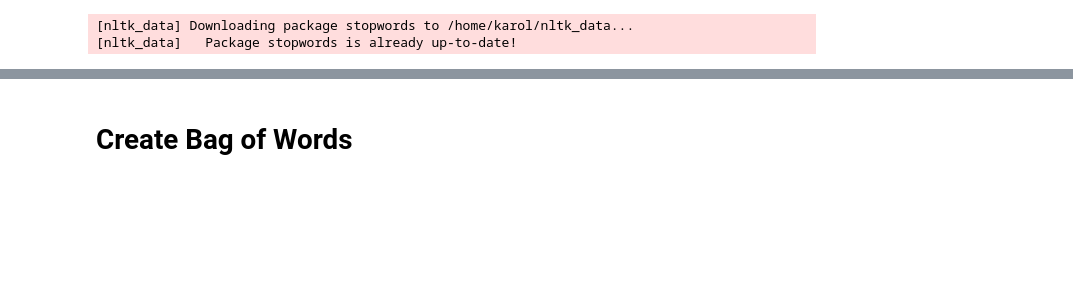
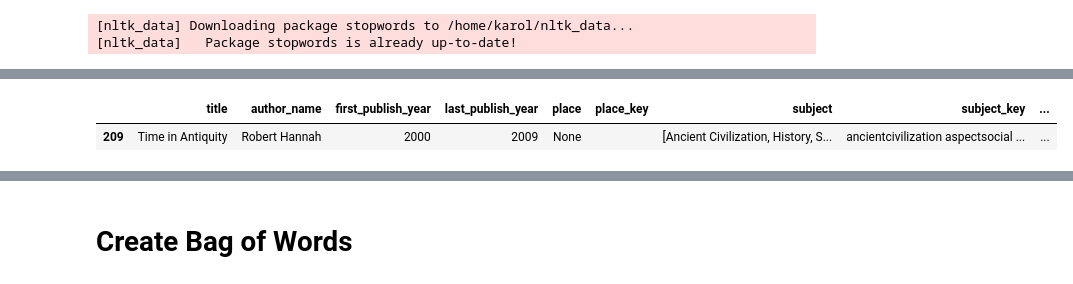
Before and after one commit to karol-pa/History_book_recommendation_system, a Jupyter notebook: recommendation_system.ipynb, the cells around one changed output, grey strips where cells are left out. Cells and saved outputs as stored; diff of their text form; code cells hidden in the pictures; blank space fills up the shorter version.

```diff
--- a/recommendation_system.ipynb
+++ b/recommendation_system.ipynb
@@ -65,12 +128,14 @@ df = pd.read_json('data/downloaded.json')
 # Apply convert_to_string function to each row of the 'subject_key' column
 df['subject_key'] = df.apply(convert_to_string, args=('subject_key',), axis=1)
 df['place_key'] = df.apply(convert_to_string, args=('place_key',), axis=1)
-
+df['person_key'] = df.apply(convert_to_string, args=('person_key',), axis=1)
 
 for index, row in df.iterrows():
     nlp_preprocessing(row['subject_key'], index, 'subject_key',df)
 for index, row in df.iterrows():
     nlp_preprocessing(row['place_key'], index, 'place_key',df)
+for index, row in df.iterrows():
+    nlp_preprocessing(row['person_key'], index, 'person_key',df)
 
 df=df.reset_index(drop=True)
 
@@ -98,12 +163,15 @@ df_fav.index.name = None
 
 df_fav["subject_key"] = df_fav["subject_key"].str.replace(","," ")
 df_fav["place_key"] = df_fav["place_key"].str.replace(","," ")
-
+df_fav["person_key"] = df_fav["person_key"].str.replace(","," ")
 
 for index, row in df_fav.iterrows():
     nlp_preprocessing(row['subject_key'], index, 'subject_key',df_fav)
 for index, row in df_fav.iterrows():
     nlp_preprocessing(row['place_key'], index, 'place_key',df_fav)
+for index, row in df_fav.iterrows():
+    nlp_preprocessing(row['person_key'], index, 'person_key',df_fav)
+
 
 df_fav.head(1)
 # %% [output]
@@ -112,2 +186,2 @@ df_fav.head(1)
 # %%
-df[df.index.isin(df_fav.index)]
+df=df[~df.index.isin(df_fav.index)]
@@ -122,0 +188,6 @@ df[df.index.isin(df_fav.index)]
+# %%
+
+df.iloc[[208]]
+# %% [output]
+|  | title | author_name | first_publish_year | last_publish_year | place | place_key | subject | subject_key | ... |
+| 209 | Time in Antiquity | Robert Hannah | 2000 | 2009 | None |  | [Ancient Civilization, History, S... | ancientcivilization aspectsocial ... | ... |
```
Also changed, not shown: parts of 22 cells of this notebook, 1 other file.
